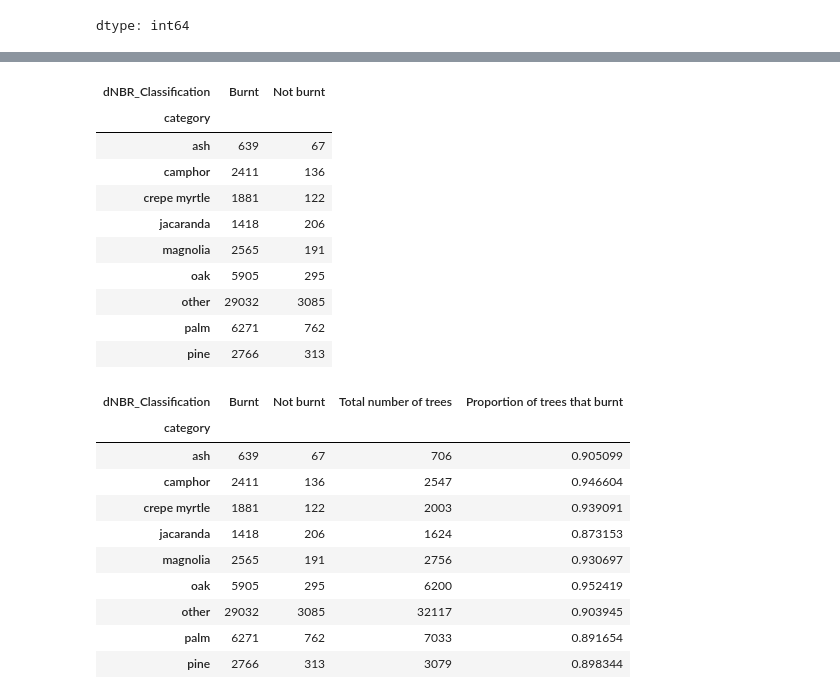
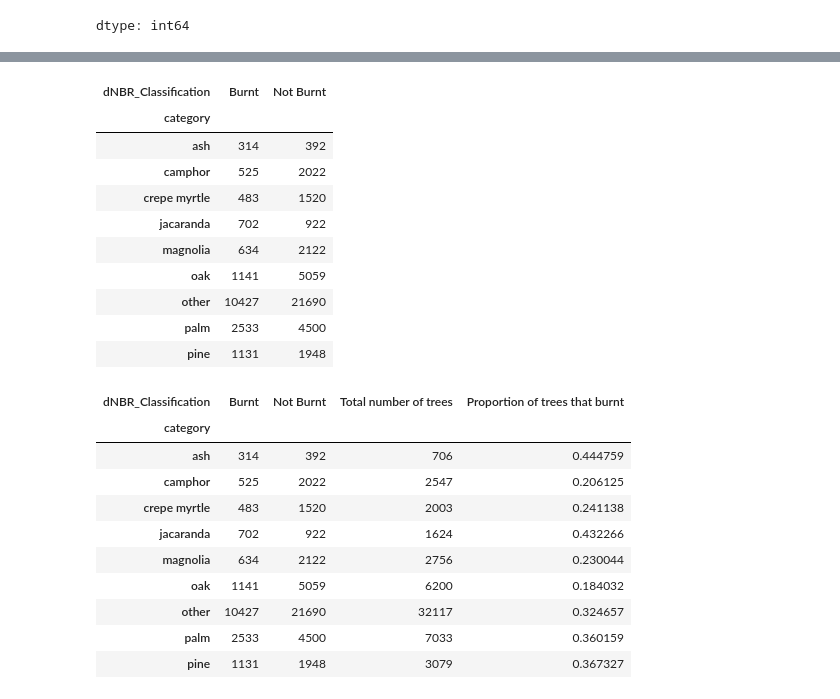
Before and after one commit to ankshah131/localsolve-open, a Jupyter notebook: wildfires/la_wildfires/LATrees_withburn.ipynb, the cells around one changed output, grey strips where cells are left out. Cells and saved outputs as stored; diff of their text form; code cells hidden in the pictures.

```diff
--- a/wildfires/la_wildfires/LATrees_withburn.ipynb
+++ b/wildfires/la_wildfires/LATrees_withburn.ipynb
@@ -198,11 +227,11 @@ burn = []
 
 for index, row in trees_withburn.iterrows():
   if row['sum'] == 0:
-    burn.append("N/A")
-  elif row['sum'] == 1 | row['sum'] == 2| row['sum'] == 3:
-    burn.append('Not burnt')
+    burn.append('N/A')
+  elif row['sum'] == 1 or row['sum'] == 2 or row['sum'] == 3 or row['sum'] == 4:
+    burn.append('Burnt')
   else:
-    burn.append('Burnt')
+    burn.append('Not Burnt')
 
 trees_withburn['dNBR_Classification'] = burn
 # %%
@@ -329,10 +358,10 @@ burn2 = []
 for index, row in trees_withburn_buffer.iterrows():
   if row['sum'] == 0:
     burn2.append("N/A")
-  elif row['sum'] == 1 | row['sum'] == 2| row['sum'] == 3:
-    burn2.append('Not burnt')
+  elif row['sum'] == 1 or row['sum'] == 2 or row['sum'] == 3 or row['sum'] == 4:
+    burn2.append('Burnt')
   else:
-    burn2.append('Burnt')
+    burn2.append('Not Burnt')
 
 trees_withburn_buffer['dNBR_Classification'] = burn2
 # %%
@@ -365,33 +394,33 @@ df_wide2 = proportion_burn_buffer.pivot(index='category', columns='dNBR_Classifi
 
 df_wide2
 # %% [output]
-| dNBR_Classification | Burnt | Not burnt |
+| dNBR_Classification | Burnt | Not Burnt |
 | category |  |  |
-| ash | 639 | 67 |
-| camphor | 2411 | 136 |
-| crepe myrtle | 1881 | 122 |
-| jacaranda | 1418 | 206 |
-| magnolia | 2565 | 191 |
-| oak | 5905 | 295 |
-| other | 29032 | 3085 |
-| palm | 6271 | 762 |
-| pine | 2766 | 313 |
+| ash | 314 | 392 |
+| camphor | 525 | 2022 |
+| crepe myrtle | 483 | 1520 |
+| jacaranda | 702 | 922 |
+| magnolia | 634 | 2122 |
+| oak | 1141 | 5059 |
+| other | 10427 | 21690 |
+| palm | 2533 | 4500 |
+| pine | 1131 | 1948 |
 # %%
-df_wide2['Total number of trees'] = df_wide2['Burnt'] + df_wide2['Not burnt']
+df_wide2['Total number of trees'] = df_wide2['Burnt'] + df_wide2['Not Burnt']
 df_wide2['Proportion of trees that burnt'] = df_wide2['Burnt'] / df_wide2['Total number of trees']
 df_wide2
 # %% [output]
-| dNBR_Classification | Burnt | Not burnt | Total number of trees | Proportion of trees that burnt |
+| dNBR_Classification | Burnt | Not Burnt | Total number of trees | Proportion of trees that burnt |
 | category |  |  |  |  |
-| ash | 639 | 67 | 706 | 0.905099 |
-| camphor | 2411 | 136 | 2547 | 0.946604 |
-| crepe myrtle | 1881 | 122 | 2003 | 0.939091 |
-| jacaranda | 1418 | 206 | 1624 | 0.873153 |
-| magnolia | 2565 | 191 | 2756 | 0.930697 |
-| oak | 5905 | 295 | 6200 | 0.952419 |
-| other | 29032 | 3085 | 32117 | 0.903945 |
-| palm | 6271 | 762 | 7033 | 0.891654 |
-| pine | 2766 | 313 | 3079 | 0.898344 |
+| ash | 314 | 392 | 706 | 0.444759 |
+| camphor | 525 | 2022 | 2547 | 0.206125 |
+| crepe myrtle | 483 | 1520 | 2003 | 0.241138 |
+| jacaranda | 702 | 922 | 1624 | 0.432266 |
+| magnolia | 634 | 2122 | 2756 | 0.230044 |
+| oak | 1141 | 5059 | 6200 | 0.184032 |
+| other | 10427 | 21690 | 32117 | 0.324657 |
+| palm | 2533 | 4500 | 7033 | 0.360159 |
+| pine | 1131 | 1948 | 3079 | 0.367327 |
 # %%
 df_wide
 # %% [output]
```
Also changed, not shown: parts of 10 cells of this notebook.
